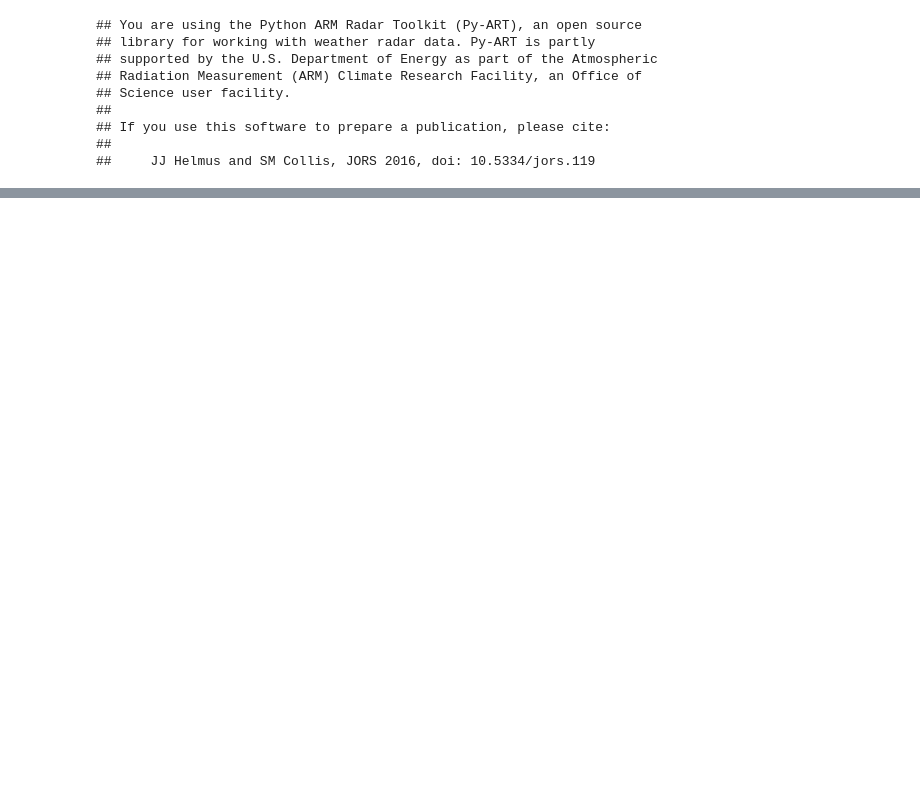
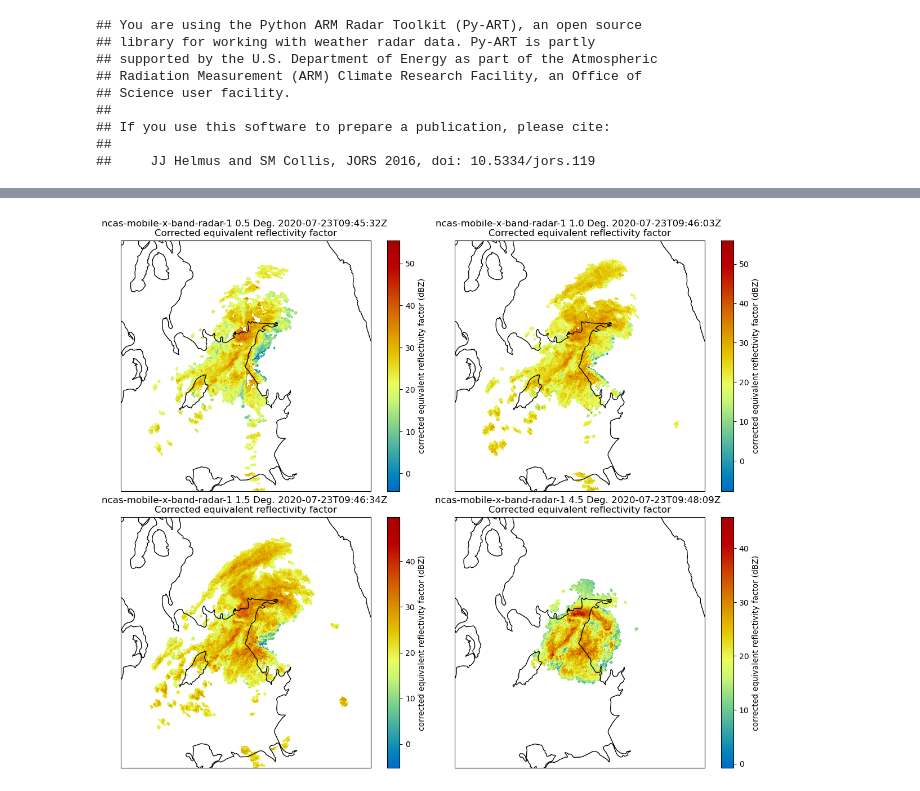
Before and after one commit to ncasuk/NCAS-Intro-Atmos-Radar-2024, a Jupyter notebook: notebooks/practicals/Practical_4_Part_4_QPE_processing_chain.ipynb, the cells around one changed output, grey strips where cells are left out. Cells and saved outputs as stored; diff of their text form; code cells hidden in the pictures; blank space fills up the shorter version.

```diff
--- a/notebooks/practicals/Practical_4_Part_4_QPE_processing_chain.ipynb
+++ b/notebooks/practicals/Practical_4_Part_4_QPE_processing_chain.ipynb
@@ -232,0 +129,45 @@ raddisp.plot_ppi('RhoHV',sweep=2,vmin=0.7,vmax=1,gatefilter=gatefilter3)
+# %%
+proj = raddisp.grid_projection
+
+fig = plt.figure(figsize=(12,10))
+
+ax1 = plt.subplot(221, projection=proj)
+raddisp.plot_ppi_map("corrected_reflectivity_Phase", 0,
+                 cmap=pycm.HomeyerRainbow,
+                     gatefilter=gatefilter,
+                     embellish=False,
+                 ax=ax1)
+
+ax1.coastlines(resolution='10m')
+
+ax2 = plt.subplot(222, projection=proj)
+raddisp.plot_ppi_map("corrected_reflectivity_Phase", 1,
+                 cmap=pycm.HomeyerRainbow,
+                     gatefilter=gatefilter,
+                     embellish=False,
+                 ax=ax2)
+
+ax2.coastlines(resolution='10m')
+
+
+ax3 = plt.subplot(223, projection=proj)
+raddisp.plot_ppi_map("corrected_reflectivity_Phase", 2,
+                 cmap=pycm.HomeyerRainbow,
+                     gatefilter=gatefilter,
+                     embellish=False,
+                 ax=ax3)
+
+ax3.coastlines(resolution='10m')
+
+ax4 = plt.subplot(224, projection=proj)
+raddisp.plot_ppi_map("corrected_reflectivity_Phase", 5,
+                 cmap=pycm.HomeyerRainbow,
+                     gatefilter=gatefilter,
+                     embellish=False,
+                 ax=ax4)
+
+ax4.coastlines(resolution='10m')
+
+plt.tight_layout()
+# %% [output]
+[figure, added]
```
Also changed, not shown: parts of 39 cells of this notebook, 2 other files.
